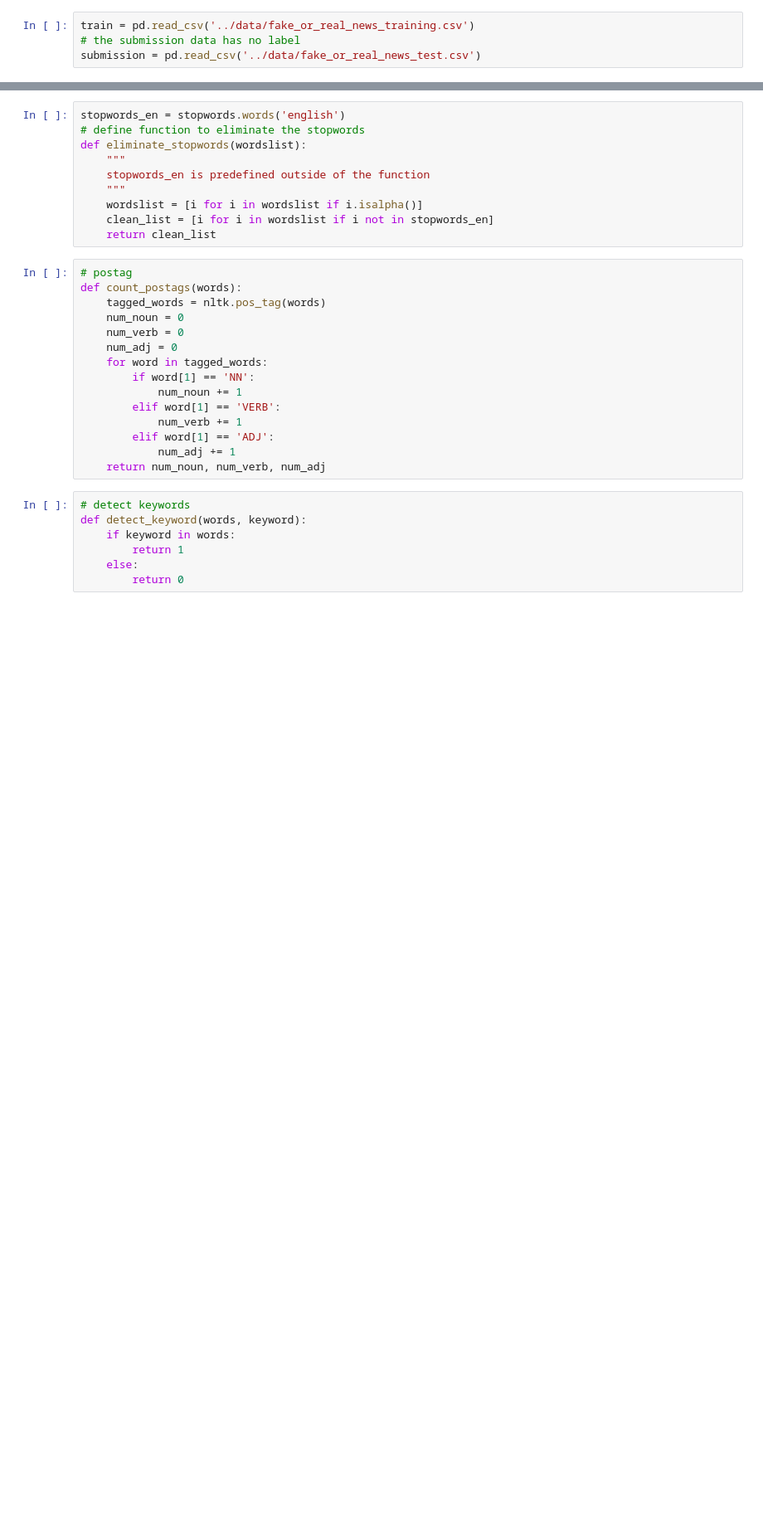
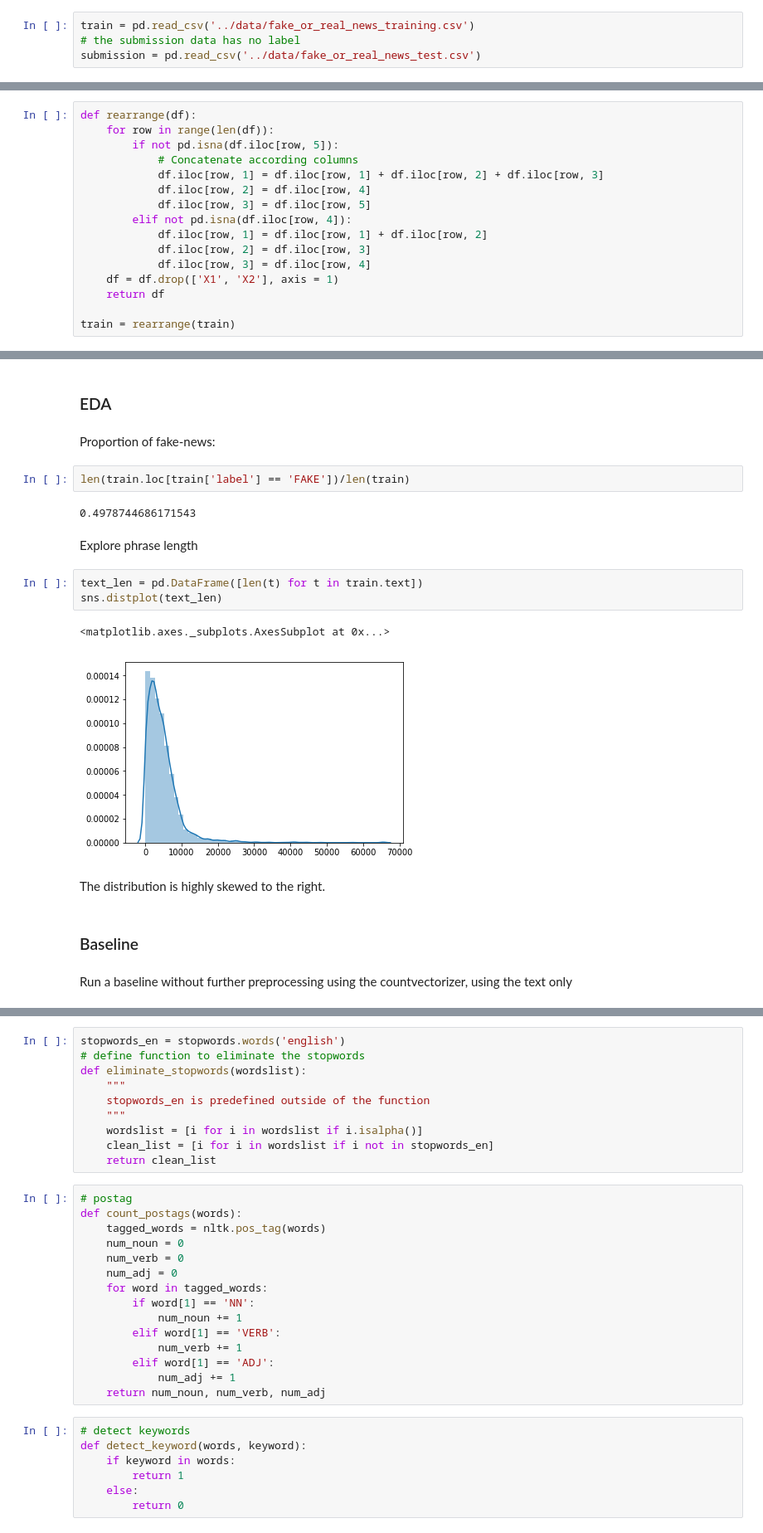
Before and after one commit to ScottPanIE/NLP_Assignment, a Jupyter notebook: script/Sirius.ipynb, the cells around one changed output, grey strips where cells are left out. Shown at 83% size. Cells and saved outputs as stored; diff of their text form; blank space fills up the shorter version.

Commit message:
Added comments, fixed issue where title was being read wrong and ran baseline

```diff
--- a/script/Sirius.ipynb
+++ b/script/Sirius.ipynb
@@ -15,0 +37,16 @@ submission = pd.read_csv('../data/fake_or_real_news_test.csv')
+# %%
+def rearrange(df):
+    for row in range(len(df)):
+        if not pd.isna(df.iloc[row, 5]):
+            # Concatenate according columns
+            df.iloc[row, 1] = df.iloc[row, 1] + df.iloc[row, 2] + df.iloc[row, 3]
+            df.iloc[row, 2] = df.iloc[row, 4]
+            df.iloc[row, 3] = df.iloc[row, 5]
+        elif not pd.isna(df.iloc[row, 4]):
+            df.iloc[row, 1] = df.iloc[row, 1] + df.iloc[row, 2]
+            df.iloc[row, 2] = df.iloc[row, 3]
+            df.iloc[row, 3] = df.iloc[row, 4]
+    df = df.drop(['X1', 'X2'], axis = 1)
+    return df
+
+train = rearrange(train)
@@ -15,0 +62,22 @@ submission = pd.read_csv('../data/fake_or_real_news_test.csv')
+# %% [markdown]
+### EDA
+# %% [markdown]
+Proportion of fake-news:
+# %%
+len(train.loc[train['label'] == 'FAKE'])/len(train)
+# %% [output]
+0.4978744686171543
+# %% [markdown]
+Explore phrase length
+# %%
+text_len = pd.DataFrame([len(t) for t in train.text])
+sns.distplot(text_len)
+# %% [output]
+<matplotlib.axes._subplots.AxesSubplot at 0x...>
+[figure, added]
+# %% [markdown]
+The distribution is highly skewed to the right.
+# %% [markdown]
+### Baseline
+# %% [markdown]
+Run a baseline without further preprocessing using the countvectorizer, using the text only
```
Also changed, not shown: parts of 20 cells of this notebook.
